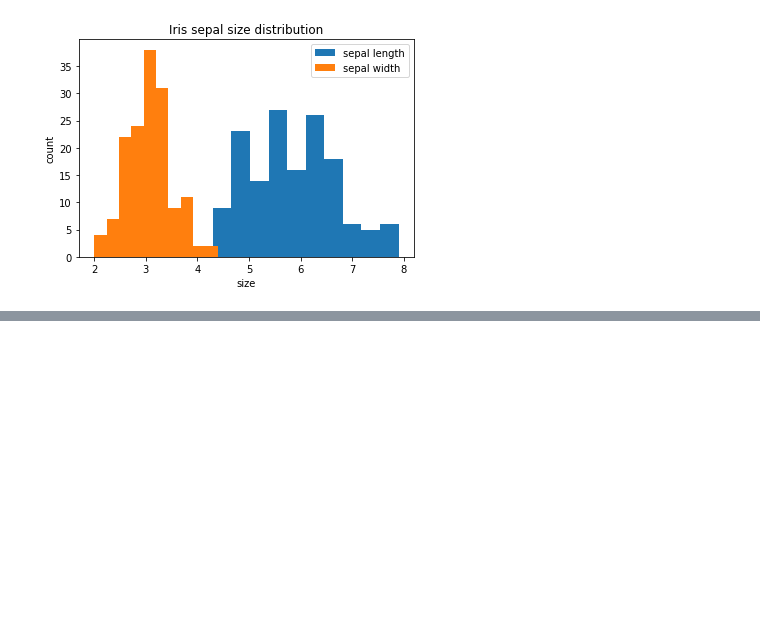
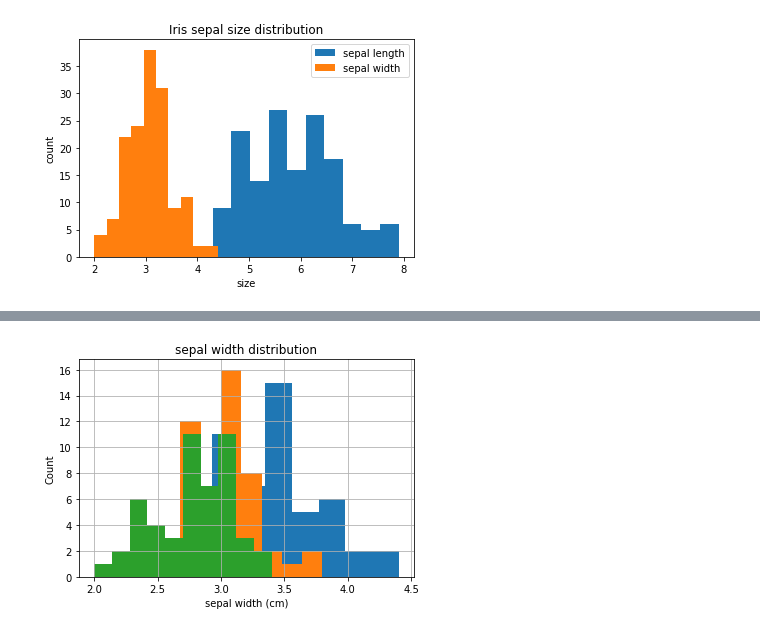
Before and after one commit to k821209/biobigdata, a Jupyter notebook: 2. biodata.ipynb, the cells around one changed output, grey strips where cells are left out. Saved outputs shown, nothing was run; the diff lists cells and outputs as text; code cells hidden in the pictures; blank space fills up the shorter version.

```diff
--- a/2. biodata.ipynb
+++ b/2. biodata.ipynb
@@ -178,0 +208,10 @@ plt.show()
+# %%
+df[m_setosa]['sepal width (cm)'].hist()
+df[m_virgi]['sepal width (cm)'].hist()
+df[m_versi]['sepal width (cm)'].hist()
+plt.xlabel('sepal width (cm)')
+plt.ylabel('Count')
+plt.title('sepal width distribution')
+plt.show()
+# %% [output]
+[figure, added]
```
Also changed, not shown: parts of 12 cells of this notebook.
